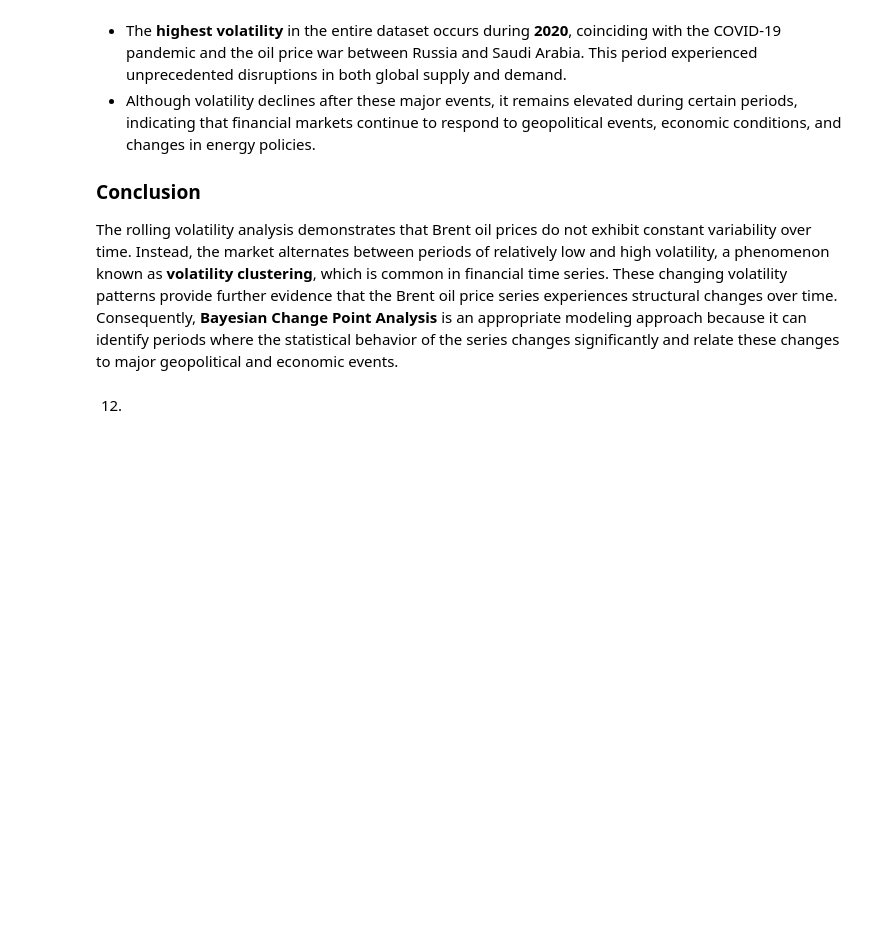
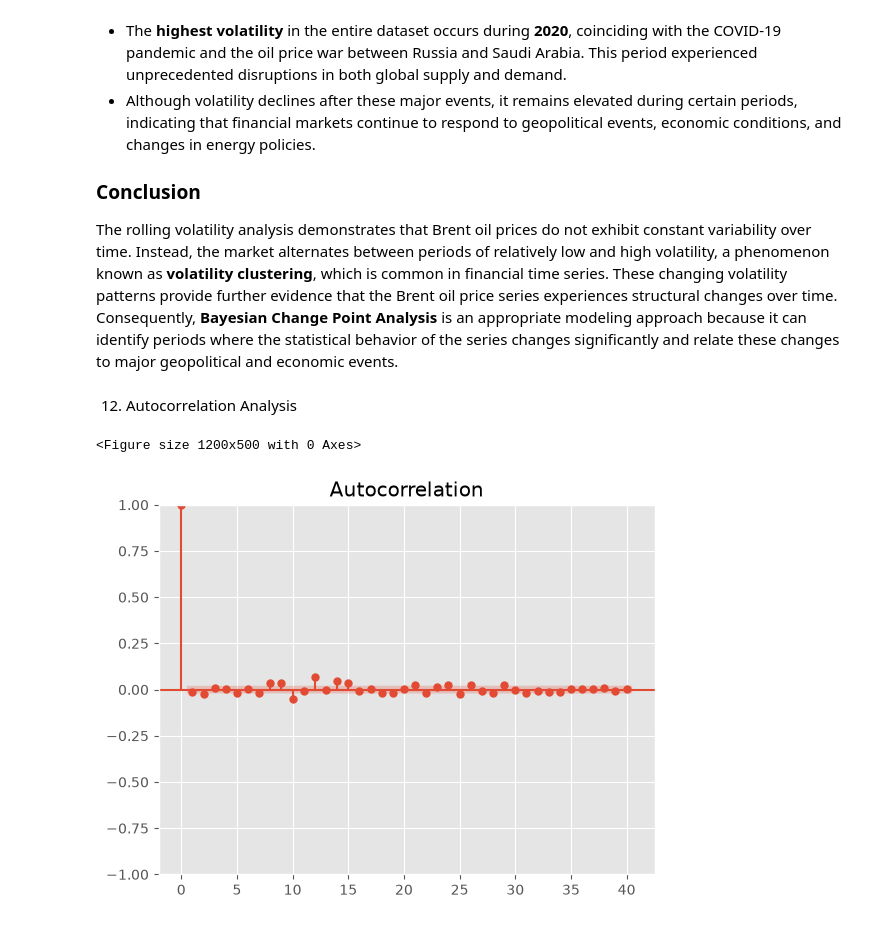
Before and after one commit to Lalisecf/brent-oil-change-point-analysis-week10, a Jupyter notebook: notebooks/task1_eda.ipynb, the cells around one changed output. Saved outputs shown, nothing was run; the diff lists cells and outputs as text; code cells hidden in the pictures; blank space fills up the shorter version.

Commit message:
feat: examine autocorrelation and partial autocorrelation of log returns

```diff
--- a/notebooks/task1_eda.ipynb
+++ b/notebooks/task1_eda.ipynb
@@ -536,4 +536,13 @@ The 30-day rolling volatility measures the standard deviation of daily log retur
 
 The rolling volatility analysis demonstrates that Brent oil prices do not exhibit constant variability over time. Instead, the market alternates between periods of relatively low and high volatility, a phenomenon known as **volatility clustering**, which is common in financial time series. These changing volatility patterns provide further evidence that the Brent oil price series experiences structural changes over time. Consequently, **Bayesian Change Point Analysis** is an appropriate modeling approach because it can identify periods where the statistical behavior of the series changes significantly and relate these changes to major geopolitical and economic events.
 # %% [markdown]
-12.
+12. Autocorrelation Analysis
+# %%
+plt.figure(figsize=(12,5))
+
+plot_acf(log_returns, lags=40)
+
+plt.show()
+# %% [output]
+<Figure size 1200x500 with 0 Axes>
+[figure, added]
```
Also changed, not shown: parts of 2 cells of this notebook.
